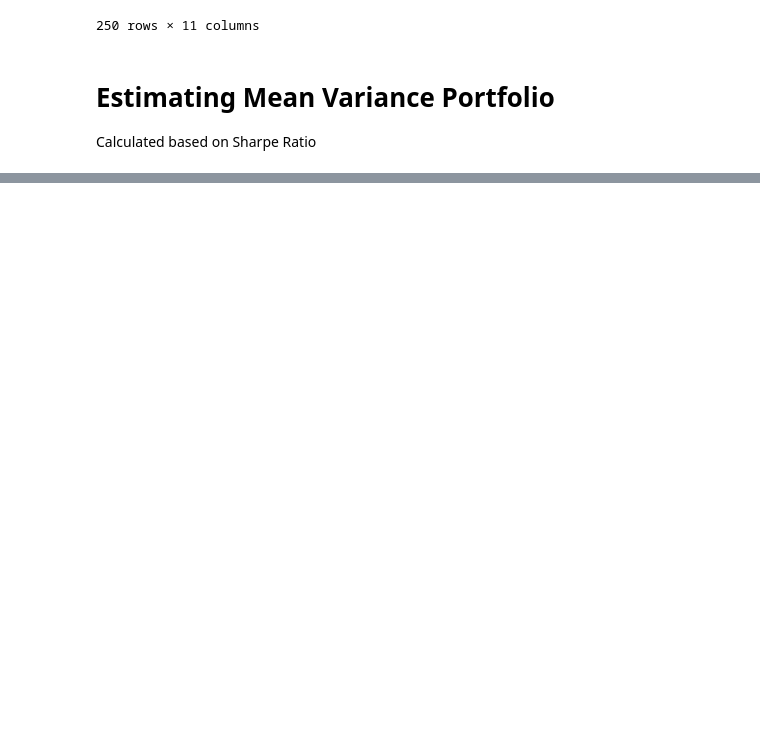
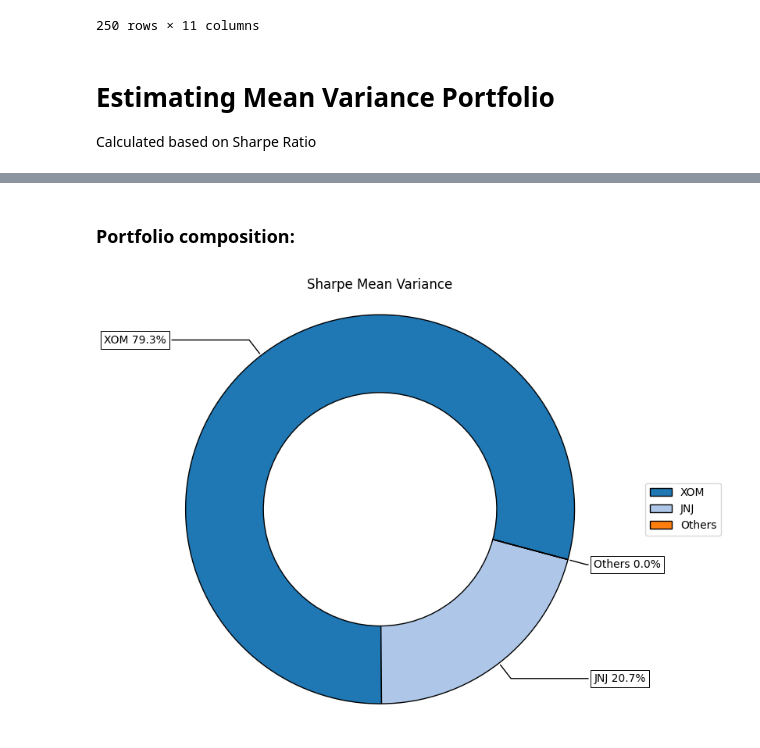
Before and after one commit to sarahnourgh/portfolio_optimization, a Jupyter notebook: Markovits framework/markovitz.ipynb, the cells around one changed output, grey strips where cells are left out. Drawn from its saved outputs; the diff is of its cells as text; code cells hidden in the pictures; blank space fills up the shorter version.

Commit message:
Calculating the mean-variance portfolio optimization and plotting the composition of the portfolio

```diff
--- a/Markovits framework/markovitz.ipynb
+++ b/Markovits framework/markovitz.ipynb
@@ -81,8 +92,21 @@ portfolio = rp.Portfolio(returns=stock_returns)
 #optimize the portfolio with the objective to maximize the Sharpe Ratio
 method_mu = 'hist' #method to estimate expected returns
 method_cov = 'hist' #method to estimate covariance matrix
+
+#calculate the inputs that will be used by the optimization function,
+#when we select the input model='classic'
+portfolio.assets_stats(method_mu=method_mu, method_cov=method_cov)
+
+#estimate optimal portfolio
+
+model = 'Classic' #portfolio model
+rm = 'MV' #risk measure used, this time will be variance
 obj = 'Sharpe' #objective function
+hist = True #to use historical scenarios for the risk measures
 rf = 0 #risk free rate
-l = 0 #lower bound for weights
-#u = 0.5 #upper bound for weights
-w = None #initial weights
+l = 0 #risk aversion factor, only used when obj = 'Utility'
+
+w = portfolio.optimization(model=model, rm=rm, obj=obj, rf=rf, l=l, hist=hist)
+
+#Show the weights
+display(w*100)
@@ -88,0 +137,7 @@ w = None #initial weights
+# %% [markdown]
+### Portfolio composition:
+# %%
+#Plotting the composition of the portfolio
+ax = rp.plot_pie(w=w, title='Sharpe Mean Variance', others=0.05, nrow=25, cmap='tab20')
+# %% [output]
+[figure, added]
```
Also changed, not shown: parts of 4 cells of this notebook.
